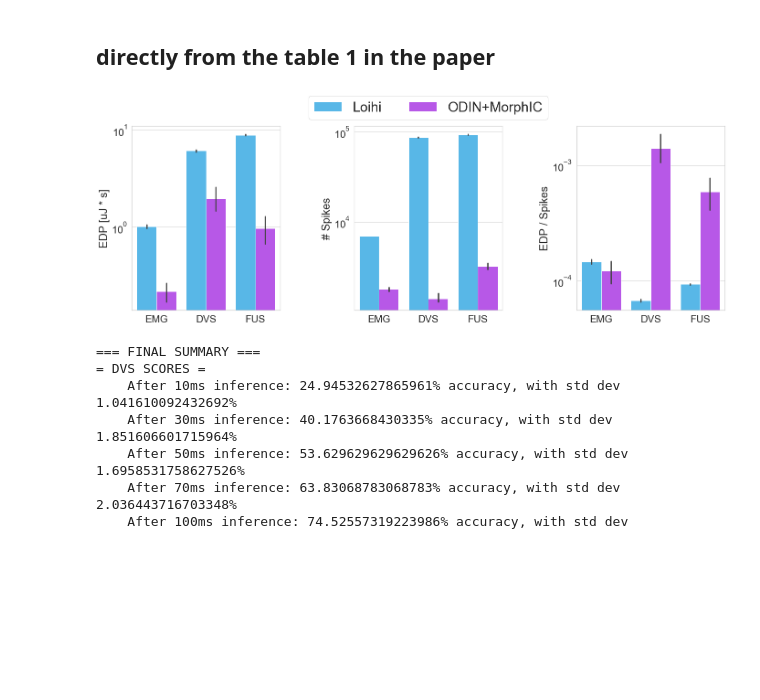
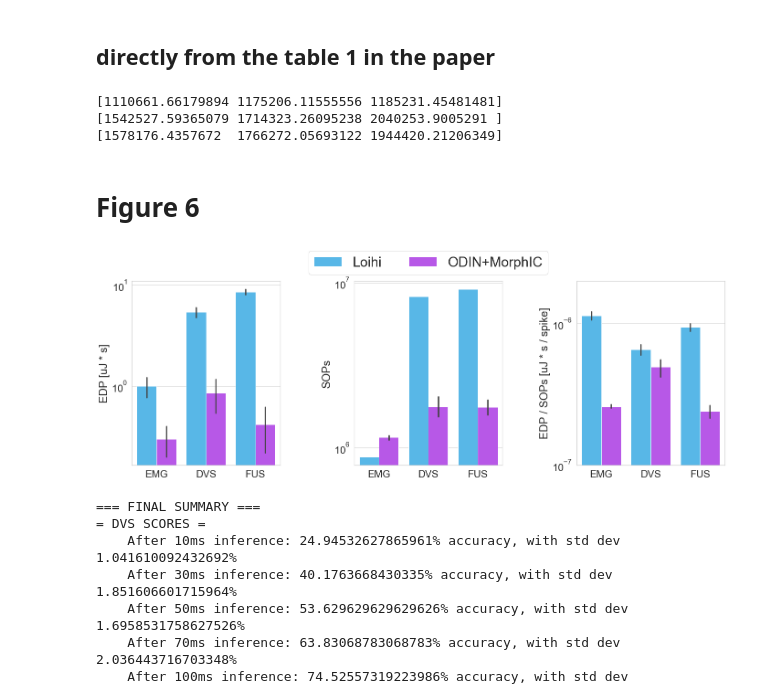
Before and after one commit to Enny1991/dvs_emg_fusion, a Jupyter notebook: plotting.ipynb, the cells around one changed output. Drawn from its saved outputs; the diff is of its cells as text; code cells hidden in the pictures; blank space fills up the shorter version.

```diff
--- a/plotting.ipynb
+++ b/plotting.ipynb
@@ -741,3 +761,18 @@ def writeit(f, st, m, s):
+# %%
+import pickle
+[fusion_scores, fusion_SOPs, fusion_Einf, fusion_Tinf] = pickle.load(open('./ODIN_MorphIC_results/final_fusion.pkl', 'rb'))
+
+SOP_dvs = fusion_SOPs[0, :, -1]
+SOP_emg = fusion_SOPs[1, :, -1]
+SOP_fus = np.sum(fusion_SOPs[2:,:,-1],axis=0)
+
+print(SOP_emg)
+print(SOP_dvs)
+print(SOP_fus)
+# %% [output]
+[1110661.66179894 1175206.11555556 1185231.45481481]
+[1542527.59365079 1714323.26095238 2040253.9005291 ]
+[1578176.4357672  1766272.05693122 1944420.21206349]
 # %%
 filename = 'edp_and_more_v3.csv'
 with open(filename, 'w') as csv_file:
@@ -755,10 +829,17 @@ with open(filename, 'w') as csv_file:
+# %% [markdown]
+# Figure 6
 # %%
 data = pd.read_csv(filename)
+
+plt.rcParams.update({'font.size': 33})
+plt.rcParams['pdf.fonttype'] = 42
+plt.rcParams['ps.fonttype'] = 42
+rc('text', usetex=False)
 
 my_reds = sns.color_palette([[0.125 * 2, 1 - 0.125*2, 1],[1 - 0.125*2, 0.125*2, 1]])
 
 d_pdp = data[data["measure"] == 'edp']
-d_spike = data[data["measure"] == 'spike']
+d_spike = data[data["measure"] == 'sop']
 d_rat = data[data["measure"] == 'ratio']
 
 fig, ax = plt.subplots(1,3, figsize=(20,8))
@@ -768,46 +849,51 @@ ax[0].set_xlabel('')
 ax[0].set_ylabel('EDP [uJ * s]')
 # handles, labels = ax[0].get_legend_handles_labels()
 # labels = ["Loihi", "ODIN+MorphIC"]
 # ax[0].legend(title="", loc="upper center", ncol=2, bbox_to_anchor=(0.5, 1.3),
 #           handles=handles[0:3], labels=labels, markerscale=3)
 ax[0].legend_.remove()
 ax[0].set_xticklabels(["EMG", "DVS", "FUS"])
 
 sns.barplot(ax=ax[1], data=d_spike, x='feat', y='val', hue='model', palette=my_reds)
 ax[1].set_yscale('log')
 ax[1].set_xlabel('')
-ax[1].set_ylabel('# Spikes')
+ax[1].set_ylabel('SOPs')
 ax[1].legend_.remove()
 handles, labels = ax[1].get_legend_handles_labels()
 labels = ["Loihi", "ODIN+MorphIC",]
 ax[1].legend(title="", loc="upper center", ncol=2, bbox_to_anchor=(0.5, 1.2),
           handles=handles[0:3], labels=labels, markerscale=3, fontsize=30)
 ax[1].set_xticklabels(["EMG", "DVS", "FUS"])
-# ax[1].set_ylim([4e2, 5e5])
-# ax[1].set_yticks([1e4, 1e5])
-sns.barplot(ax=ax[2], data=d_rat, x='feat', y='val', hue='model', palette=my_reds)
-ax[2].set_yscale('log')
-ax[2].legend_.remove()
-ax[2].set_xlabel('')
-ax[2].set_ylabel('EDP / Spikes')
+
+
+ll = sns.barplot(ax=ax[2], data=d_rat, x='feat', y='val', hue='model', palette=my_reds)
+ll.set_yscale('log')
+ll.legend_.remove()
+ll.set_xlabel('')
+ll.set_ylabel('EDP / SOPs [uJ * s / spike]')
+# ll.set_yticklabels(target_names)
+ll.set_ylim([1e-7, 2e-6])
+# ll.set_yticks([5e-7, 1e-6])
+# ll.set_yticklabels([5e-7, 1e-6])
 
 ax[2].set_xticklabels(["EMG", "DVS", "FUS"])
 
 # ax[0].grid()
 # ax[1].grid()
 # ax[2].grid()
 plt.tight_layout()
 plt.subplots_adjust(wspace=0.5, hspace=0)
 
-# label = ax[0].annotate("a.", xy=(-0.4, 5), xytext=(-0.4, 5),
+# label = ax[0].annotate("a.", xy=(-0.4, 7), xytext=(-0.4, 7),
 #                     textcoords="offset points", fontsize=50, weight='bold', clip_on=True)
-# label = ax[1].annotate("b.", xy=(-0.4, 1e4), xytext=(-0.4, 1e4),
+# label = ax[1].annotate("b.", xy=(-0.4, 2e6), xytext=(-0.4, 2e6),
 #                     textcoords="offset points", fontsize=50, weight='bold', clip_on=True)
-# label = ax[2].annotate("c.", xy=(-0.4, 0.001), xytext=(-0.4, 0.001),
+# label = ax[2].annotate("c.", xy=(-0.4, 1e-6), xytext=(-0.4, 1e-6),
 #                     textcoords="offset points", fontsize=50, weight='bold', clip_on=True)
-plt.savefig("power_and_ratio_v3.pdf", transparent=True, bbox_to_inches='tight')
+plt.savefig("power_and_ratio_v5.pdf", transparent=True, bbox_to_inches='tight')
+# plt.savefig("figure6.jpg", dpi=300, transparent=True, bbox_to_inches='tight')
 # %% [output]
-[figure, old version]
+[figure, new version]
 # %%
 #################
 # %%
```
Also changed, not shown: parts of 10 cells of this notebook, 3 other files.
